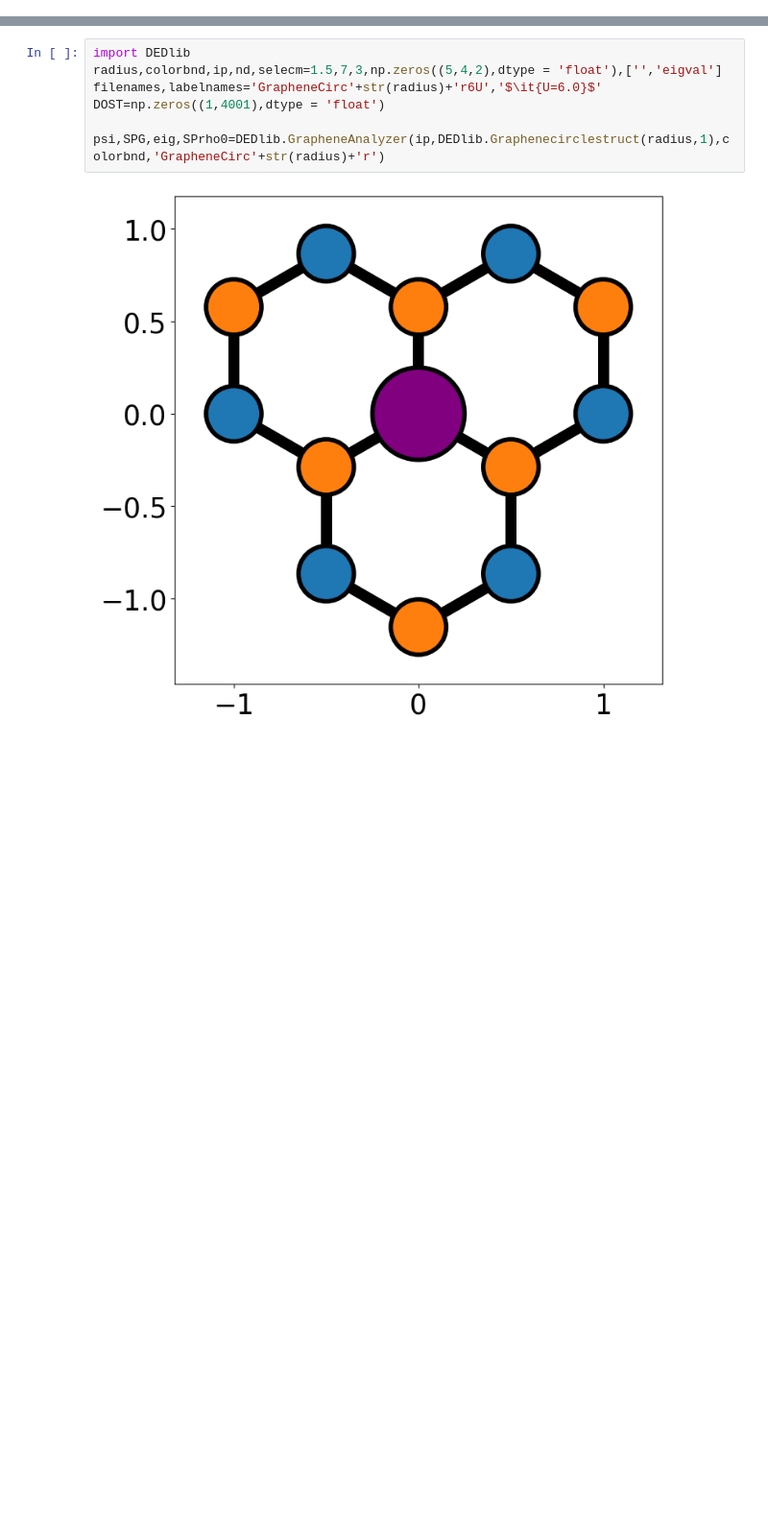
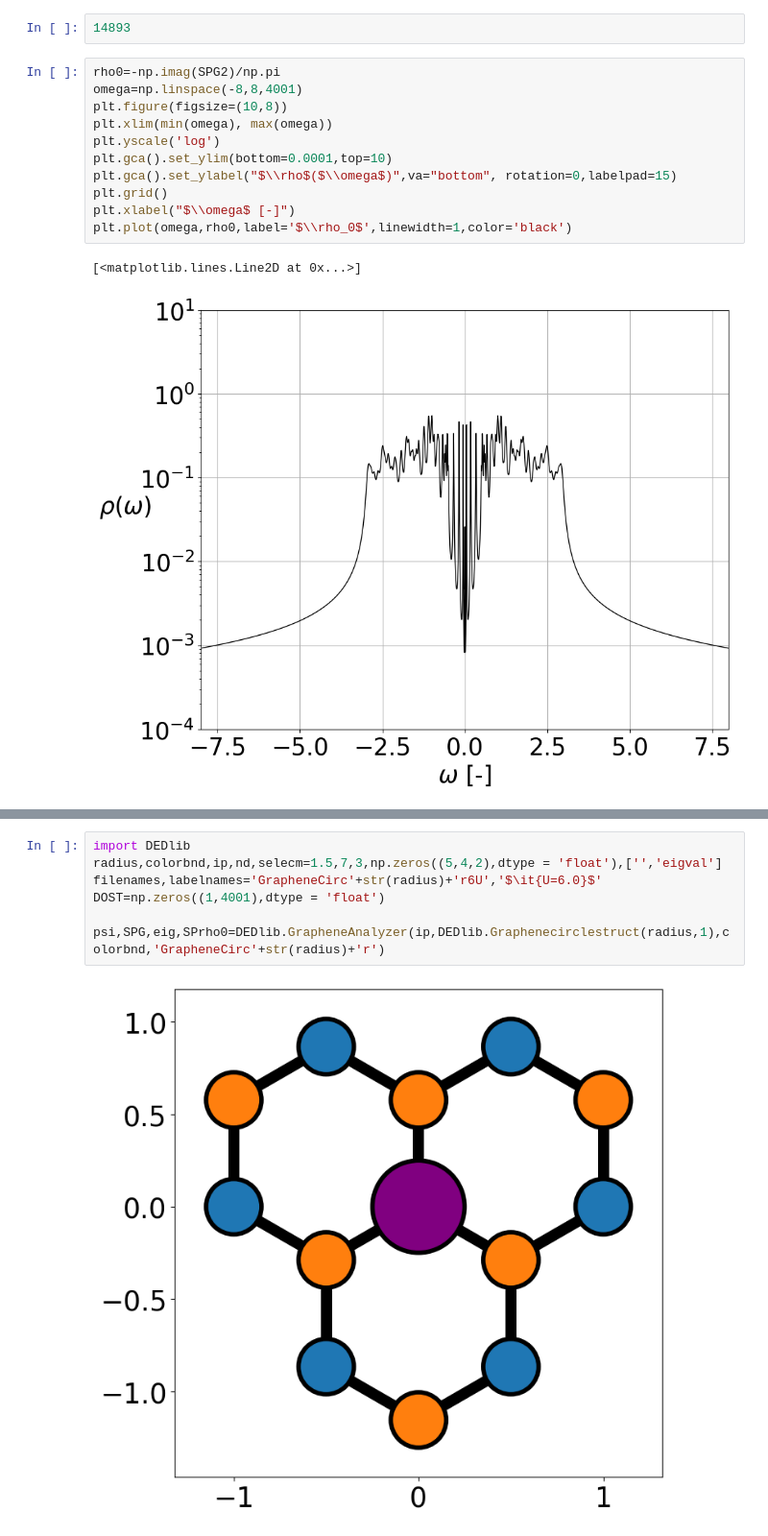
Before and after one commit to Paragon1997/Repository2023, a Jupyter notebook: Graph0Utestv2.ipynb, the cells around one changed output, grey strips where cells are left out. Shown at 96% size. Saved outputs shown, nothing was run; the diff lists cells and outputs as text; blank space fills up the shorter version.

```diff
--- a/Graph0Utestv2.ipynb
+++ b/Graph0Utestv2.ipynb
@@ -11,0 +133,16 @@ from numba import njit
+# %%
+14893
+# %%
+rho0=-np.imag(SPG2)/np.pi
+omega=np.linspace(-8,8,4001)
+plt.figure(figsize=(10,8))
+plt.xlim(min(omega), max(omega))
+plt.yscale('log')
+plt.gca().set_ylim(bottom=0.0001,top=10)
+plt.gca().set_ylabel("$\\rho$($\\omega$)",va="bottom", rotation=0,labelpad=15)
+plt.grid()
+plt.xlabel("$\\omega$ [-]")
+plt.plot(omega,rho0,label='$\\rho_0$',linewidth=1,color='black')
+# %% [output]
+[<matplotlib.lines.Line2D at 0x...>]
+[figure, added]
```
Also changed, not shown: parts of 12 cells of this notebook, 1 other file.
